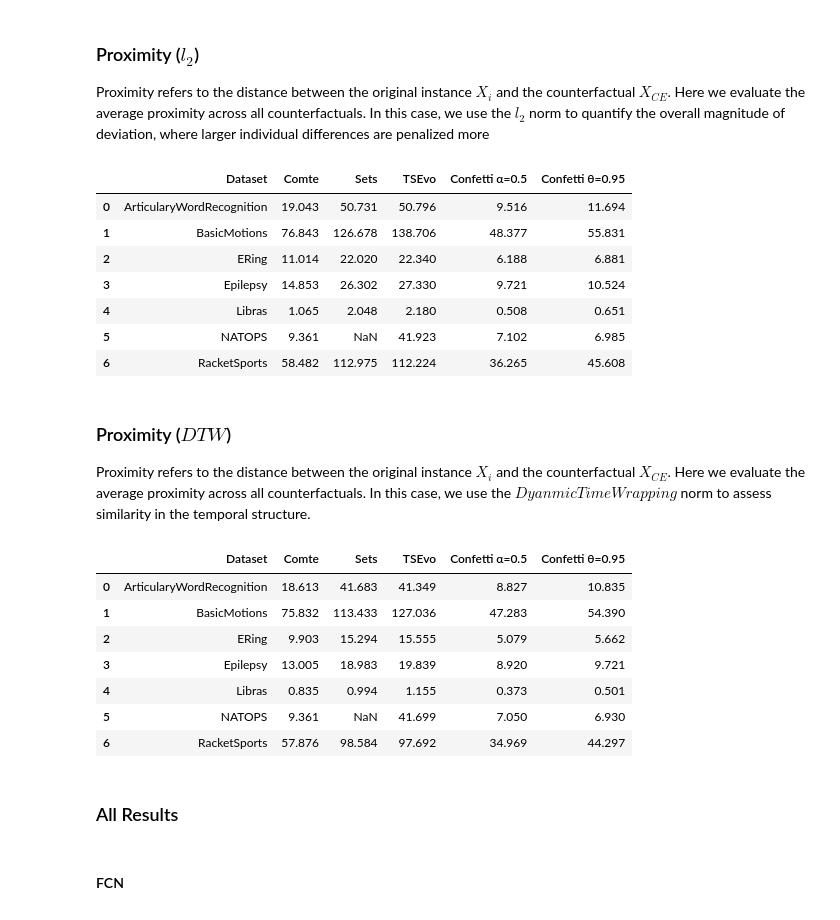
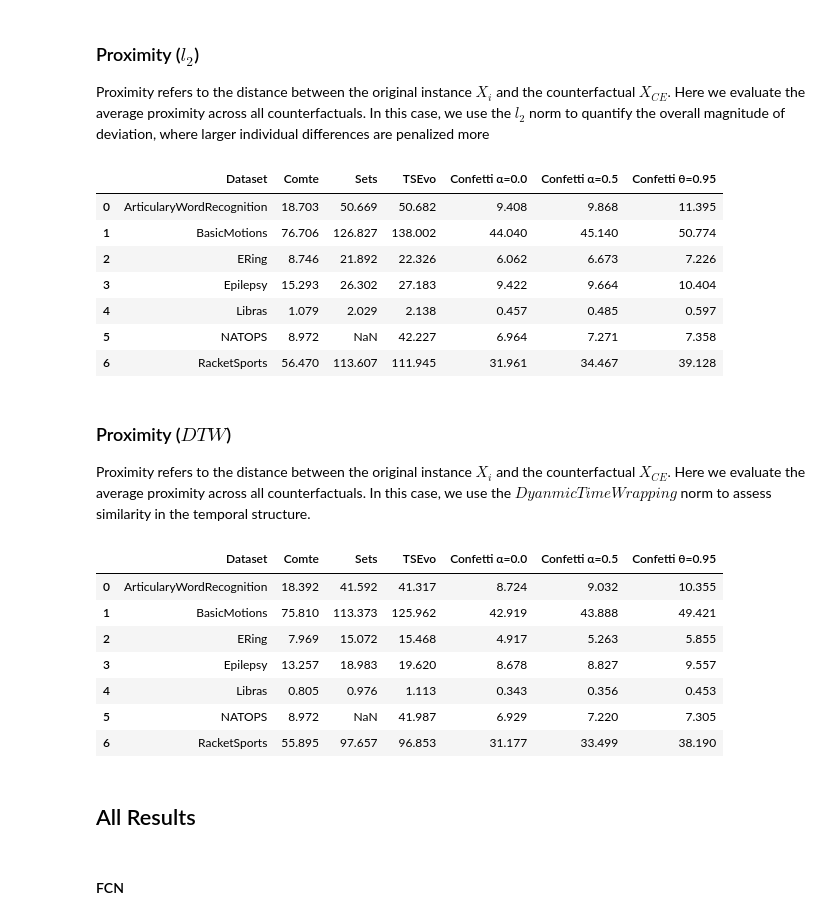
Before and after one commit to serval-uni-lu/confetti, a Jupyter notebook: figures_tables/tables.ipynb, the cells around one changed output. Saved outputs shown, nothing was run; the diff lists cells and outputs as text; code cells hidden in the pictures.

```diff
--- a/figures_tables/tables.ipynb
+++ b/figures_tables/tables.ipynb
@@ -4,5 +4,35 @@
 import pandas as pd
 
 
-results = pd.read_csv('../benchmark/evaluations/all_evaluation_results.csv')
-#results.sort_values(by=['Explainer', 'Model', 'Dataset'], ascending=[True, True,True])
+results_raw = pd.read_csv('../benchmark/evaluations/all_evaluation_results.csv')
+# Obtain results separated by model
+fcn_raw = results_raw[results_raw['Model'] == 'fcn'].copy()
+resnet_raw = results_raw[results_raw['Model'] == 'resnet'].copy()
+
+
+# Define the exact Confetti Optimized method names to extract
+confetti_method_map = {
+    'Confetti Optimized (alpha=0.5)': 'Confetti α=0.5',
+    'Confetti Optimized (theta=0.95)': 'Confetti θ=0.95',
+    'Confetti Optimized (alpha=0.0)': 'Confetti α=0.0'
+}
+
+# Filter and rename Confetti Optimized methods
+confetti_all = results_raw[results_raw['Explainer'].isin(confetti_method_map.keys())].copy()
+confetti_fcn = (fcn_raw[fcn_raw['Explainer'].isin(confetti_method_map.keys())].copy())
+confetti_resnet = (resnet_raw[resnet_raw['Explainer'].isin(confetti_method_map.keys())].copy())
+
+confetti_all['Explainer'] = confetti_all['Explainer'].map(confetti_method_map)
+confetti_fcn['Explainer'] = confetti_fcn['Explainer'].map(confetti_method_map)
+confetti_resnet['Explainer'] = confetti_resnet['Explainer'].map(confetti_method_map)
+
+
+# Get all other methods excluding any 'Confetti'
+non_confetti_all = results_raw[~results_raw['Explainer'].str.contains('Confetti', case=False, na=False)].copy()
+non_confetti_fcn = fcn_raw[~fcn_raw['Explainer'].str.contains('Confetti', case=False, na=False)]
+non_confetti_resnet = resnet_raw[~resnet_raw['Explainer'].str.contains('Confetti', case=False, na=False)]
+
+# Combine both parts
+all_final = pd.concat([non_confetti_all, confetti_all], ignore_index=True)
+fcn_final = pd.concat([non_confetti_fcn, confetti_fcn], ignore_index=True)
+resnet_final = pd.concat([non_confetti_resnet, confetti_resnet], ignore_index=True)
@@ -229,43 +239,43 @@ Proximity refers to the distance between the original instance $X_{i}$ and the c
 In this case, we use the $l_{2}$ norm to quantify the overall magnitude of deviation, where larger individual differences are penalized more
 # %%
 # Keep only relevant columns
-proximity_l2_df = final_df[['Dataset', 'Explainer', 'Proximity L2']]
+proximity_l2_df = all_final[['Dataset', 'Explainer', 'Proximity L2']]
 
 # Pivot to wide format without removing duplicates
-pivot_table_proximity_l2 = proximity_l2_df.pivot_table(index='Dataset', columns='Explainer', values='Proximity L2', aggfunc='first').reset_index()
+pivot_table_proximity_l2 = proximity_l2_df.pivot_table(index='Dataset', columns='Explainer', values='Proximity L2', aggfunc='mean').reset_index()
 
 # Reorder columns: Dataset + non-Confetti + Confetti α=...
 columns = pivot_table_proximity_l2.columns.tolist()
 
 confetti_cols = [col for col in columns if isinstance(col, str) and (col.startswith("Confetti α") or col.startswith("Confetti θ"))]
 non_confetti_cols = [col for col in columns if col != 'Dataset' and col not in confetti_cols]
 ordered_cols = ['Dataset'] + sorted(non_confetti_cols) + sorted(confetti_cols)
 
 pivot_table_proximity_l2 = pivot_table_proximity_l2[ordered_cols]
 pivot_table_proximity_l2.columns.name = None
 
 # Format floats to 3 decimal places
 proximity_l2_table = pivot_table_proximity_l2.round(3)
 proximity_l2_table
 # %% [output]
-|  | Dataset | Comte | Sets | TSEvo | Confetti α=0.5 | Confetti θ=0.95 |
-| 0 | ArticularyWordRecognition | 19.043 | 50.731 | 50.796 | 9.516 | 11.694 |
-| 1 | BasicMotions | 76.843 | 126.678 | 138.706 | 48.377 | 55.831 |
-| 2 | ERing | 11.014 | 22.020 | 22.340 | 6.188 | 6.881 |
-| 3 | Epilepsy | 14.853 | 26.302 | 27.330 | 9.721 | 10.524 |
-| 4 | Libras | 1.065 | 2.048 | 2.180 | 0.508 | 0.651 |
-| 5 | NATOPS | 9.361 | NaN | 41.923 | 7.102 | 6.985 |
-| 6 | RacketSports | 58.482 | 112.975 | 112.224 | 36.265 | 45.608 |
+|  | Dataset | Comte | Sets | TSEvo | Confetti α=0.0 | Confetti α=0.5 | Confetti θ=0.95 |
+| 0 | ArticularyWordRecognition | 18.703 | 50.669 | 50.682 | 9.408 | 9.868 | 11.395 |
+| 1 | BasicMotions | 76.706 | 126.827 | 138.002 | 44.040 | 45.140 | 50.774 |
+| 2 | ERing | 8.746 | 21.892 | 22.326 | 6.062 | 6.673 | 7.226 |
+| 3 | Epilepsy | 15.293 | 26.302 | 27.183 | 9.422 | 9.664 | 10.404 |
+| 4 | Libras | 1.079 | 2.029 | 2.138 | 0.457 | 0.485 | 0.597 |
+| 5 | NATOPS | 8.972 | NaN | 42.227 | 6.964 | 7.271 | 7.358 |
+| 6 | RacketSports | 56.470 | 113.607 | 111.945 | 31.961 | 34.467 | 39.128 |
 # %% [markdown]
 ### Proximity ($DTW$)
 Proximity refers to the distance between the original instance $X_{i}$ and the counterfactual $X_{CE}$. Here we evaluate the average proximity across all counterfactuals.
 In this case, we use the $Dyanmic Time Wrapping$ norm to assess similarity in the temporal structure.
 # %%
 # Keep only relevant columns
-proximity_dtw_df = final_df[['Dataset', 'Explainer', 'Proximity DTW']]
+proximity_dtw_df = all_final[['Dataset', 'Explainer', 'Proximity DTW']]
 
 # Pivot to wide format without removing duplicates
-pivot_table_proximity_dtw = proximity_dtw_df.pivot_table(index='Dataset', columns='Explainer', values='Proximity DTW', aggfunc='first').reset_index()
+pivot_table_proximity_dtw = proximity_dtw_df.pivot_table(index='Dataset', columns='Explainer', values='Proximity DTW', aggfunc='mean').reset_index()
 
 # Reorder columns: Dataset + non-Confetti + Confetti α=...
 columns = pivot_table_proximity_dtw.columns.tolist()
@@ -281,16 +291,16 @@ pivot_table_proximity_dtw.columns.name = None
 proximity_dtw_table = pivot_table_proximity_dtw.round(3)
 proximity_dtw_table
 # %% [output]
-|  | Dataset | Comte | Sets | TSEvo | Confetti α=0.5 | Confetti θ=0.95 |
-| 0 | ArticularyWordRecognition | 18.613 | 41.683 | 41.349 | 8.827 | 10.835 |
-| 1 | BasicMotions | 75.832 | 113.433 | 127.036 | 47.283 | 54.390 |
-| 2 | ERing | 9.903 | 15.294 | 15.555 | 5.079 | 5.662 |
-| 3 | Epilepsy | 13.005 | 18.983 | 19.839 | 8.920 | 9.721 |
-| 4 | Libras | 0.835 | 0.994 | 1.155 | 0.373 | 0.501 |
-| 5 | NATOPS | 9.361 | NaN | 41.699 | 7.050 | 6.930 |
-| 6 | RacketSports | 57.876 | 98.584 | 97.692 | 34.969 | 44.297 |
+|  | Dataset | Comte | Sets | TSEvo | Confetti α=0.0 | Confetti α=0.5 | Confetti θ=0.95 |
+| 0 | ArticularyWordRecognition | 18.392 | 41.592 | 41.317 | 8.724 | 9.032 | 10.355 |
+| 1 | BasicMotions | 75.810 | 113.373 | 125.962 | 42.919 | 43.888 | 49.421 |
+| 2 | ERing | 7.969 | 15.072 | 15.468 | 4.917 | 5.263 | 5.855 |
+| 3 | Epilepsy | 13.257 | 18.983 | 19.620 | 8.678 | 8.827 | 9.557 |
+| 4 | Libras | 0.805 | 0.976 | 1.113 | 0.343 | 0.356 | 0.453 |
+| 5 | NATOPS | 8.972 | NaN | 41.987 | 6.929 | 7.220 | 7.305 |
+| 6 | RacketSports | 55.895 | 97.657 | 96.853 | 31.177 | 33.499 | 38.190 |
 # %% [markdown]
-### All Results
+## All Results
 # %% [markdown]
 #### FCN
 # %%
```
Also changed, not shown: parts of 13 cells of this notebook, 8 other files.
